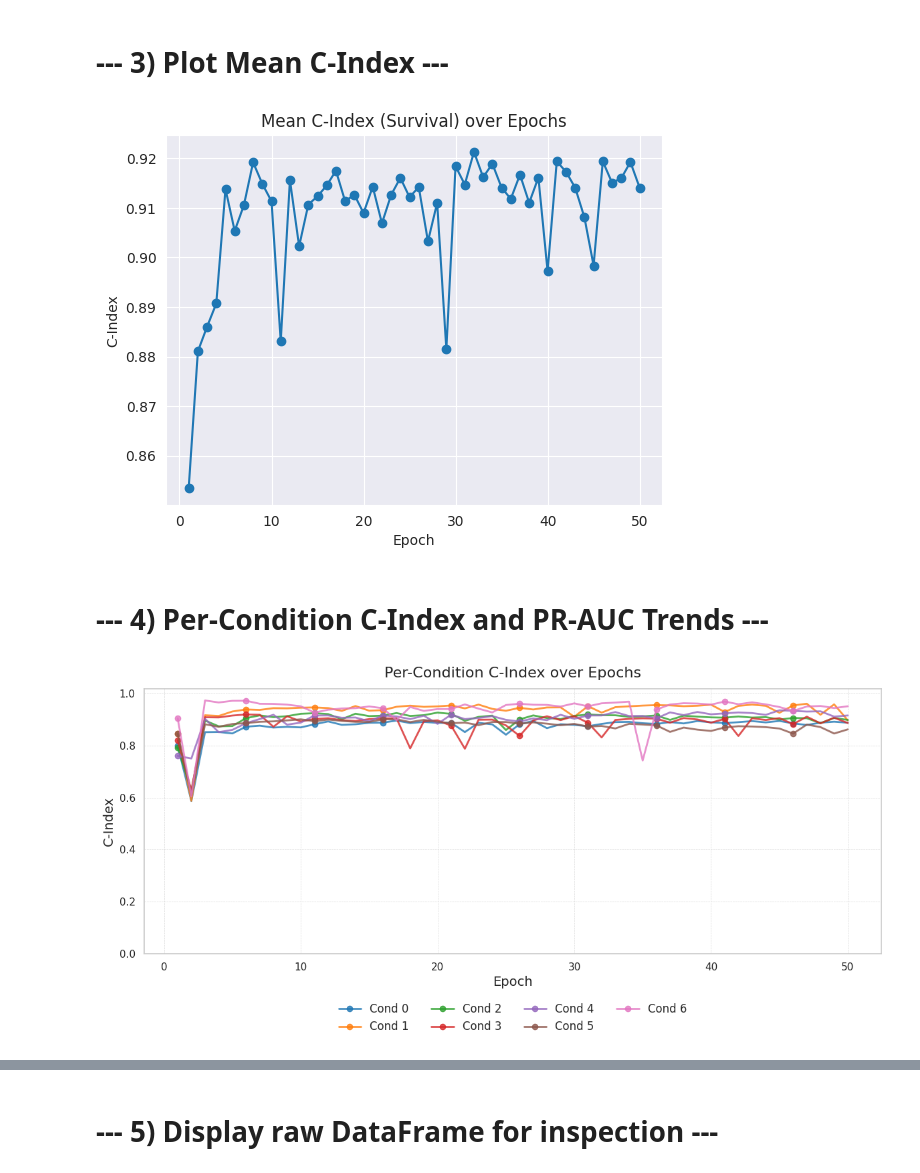
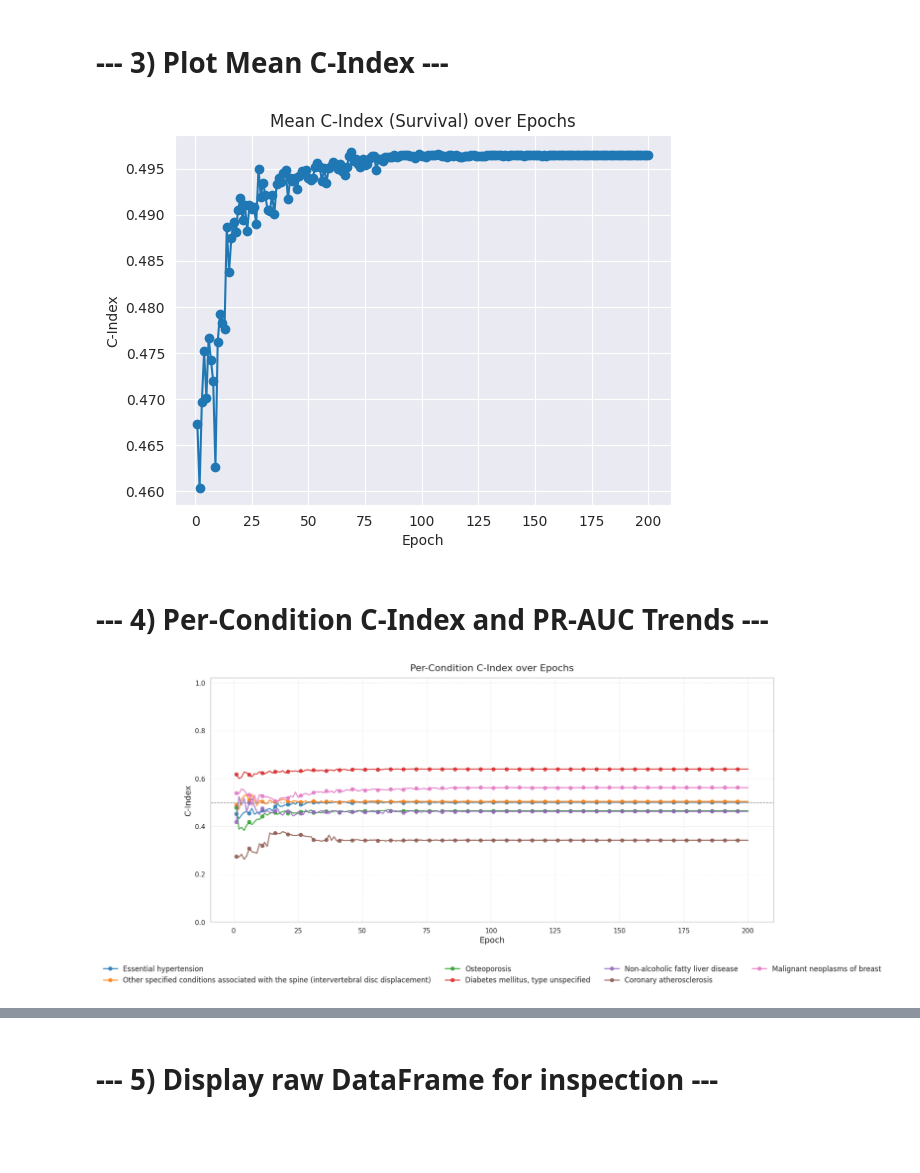
Before and after one commit to gavrielhan/MSc_Thesis, a Jupyter notebook: res_analysis.ipynb, the cells around one changed output, grey strips where cells are left out. Drawn from its saved outputs; the diff is of its cells as text; code cells hidden in the pictures; blank space fills up the shorter version.

```diff
--- a/res_analysis.ipynb
+++ b/res_analysis.ipynb
@@ -5,9 +5,23 @@ import matplotlib.pyplot as plt
 import seaborn as sns
 # %%
 # --- Load your JSON training log ---
-log_path = "results/results_20250506_005851.json"  # ? Change to your actual JSON file path
+log_path = "results/results_20250526_200142.json"  # ? Change to your actual JSON file path
 with open(log_path, "r") as f:
     records = json.load(f)
+# Extract per-condition C-indices into a DataFrame
+cidx_df = pd.DataFrame(
+    [entry["c_indices_per_condition"] for entry in records],
+    index=[entry["epoch"] for entry in records]
+)
+prauc_df = pd.DataFrame(
+    [entry["pr_auc_per_condition"] for entry in records],
+    index=[entry["epoch"] for entry in records]
+)
+chosen = ["Essential hypertension", "Other specified conditions associated with the spine (intervertebral disc displacement)",
+    "Osteoporosis","Diabetes mellitus, type unspecified",
+    "Non-alcoholic fatty liver disease","Coronary atherosclerosis",
+    "Malignant neoplasms of breast"
+]
 # Convert to DataFrame and sort by epoch
 df = pd.DataFrame(records)
 df = df.sort_values("epoch")
@@ -71,50 +85,52 @@ plt.xlabel("Epoch")
 plt.ylabel("C-Index")
 plt.grid(True)
 # %% [output]
-[figure, old version]
+[figure, new version]
 # %% [markdown]
 # --- 4) Per-Condition C-Index and PR-AUC Trends ---
 # %%
-# Expand the list of per-condition c-indices into a DataFrame
 sns.set(style="whitegrid", context="notebook", palette="tab10")
 
-fig, ax = plt.subplots(figsize=(12, 6))
+# make it taller: height 8? instead of 6?
+fig, ax = plt.subplots(figsize=(18, 8))
 
-# plot each condition
 for cond_idx in cidx_df.columns:
     ax.plot(
         cidx_df.index,
         cidx_df[cond_idx],
-        label=f"Cond {cond_idx}",
+        label=chosen[cond_idx],  # use real names
         linewidth=2,
         marker='o',
         markersize=6,
         markevery=5,
-        alpha=0.8
+        alpha=0.8,
     )
+
+# dashed 0.5 reference line
+ax.axhline(0.5, color='gray', linestyle='--', linewidth=1)
 
 # titles and labels
 ax.set_title("Per-Condition C-Index over Epochs", fontsize=16, pad=12)
 ax.set_xlabel("Epoch", fontsize=14)
 ax.set_ylabel("C-Index", fontsize=14)
 
-# fix y-range (adjust if your values lie in a narrower band)
+# fix y-range
 ax.set_ylim(0.0, 1.02)
 
 # subtle dashed grid
 ax.grid(which='major', linestyle='--', linewidth=0.5, alpha=0.7)
 
-# legend below the plot, no frame
+# legend below, no frame
 ax.legend(
     loc='upper center',
     bbox_to_anchor=(0.5, -0.15),
     ncol=4,
     frameon=False,
     fontsize=12
 )
 
 plt.tight_layout()
 plt.show()
 # %% [output]
-[figure, old version]
+[figure, new version]
 # %%
```
Also changed, not shown: parts of 7 cells of this notebook, 2 other files.
